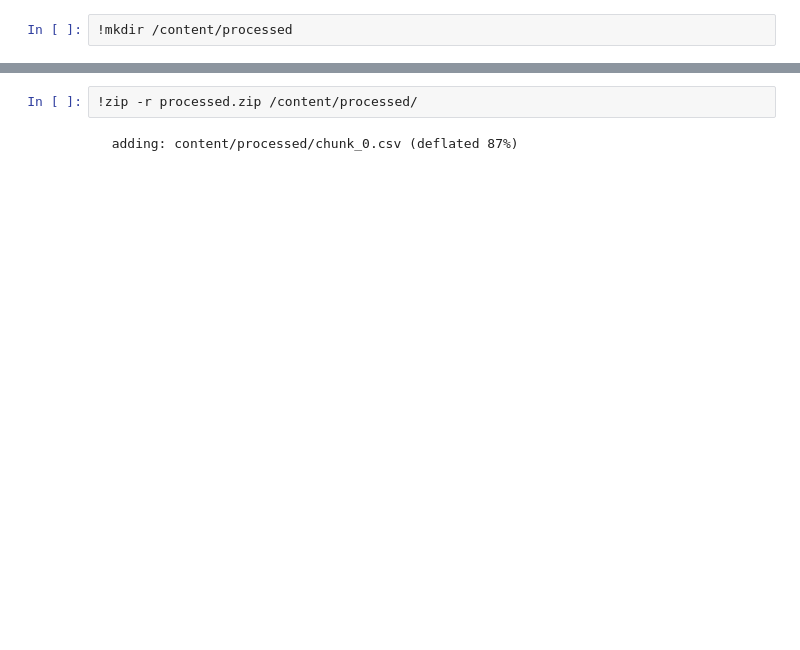
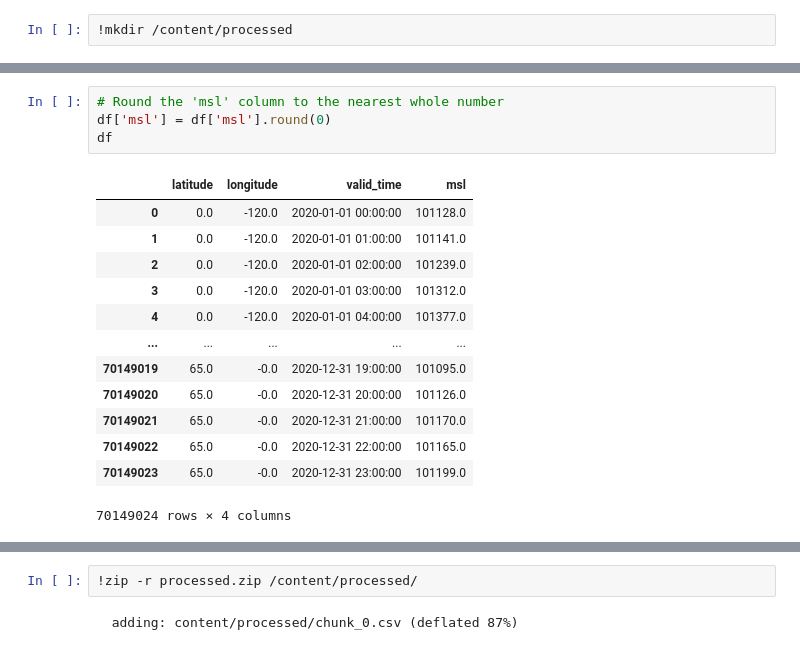
Before and after one commit to Antel0pe/HurricaneSimulation, a Jupyter notebook: notebooks/era5_to_csv.ipynb, the cells around one changed output, grey strips where cells are left out. Saved outputs shown, nothing was run; the diff lists cells and outputs as text; blank space fills up the shorter version.

```diff
--- a/notebooks/era5_to_csv.ipynb
+++ b/notebooks/era5_to_csv.ipynb
@@ -224,0 +222,18 @@ TypeError: object of type 'NoneType' has no len()
+# %%
+# Round the 'msl' column to the nearest whole number
+df['msl'] = df['msl'].round(0)
+df
+# %% [output]
+|  | latitude | longitude | valid_time | msl |
+| 0 | 0.0 | -120.0 | 2020-01-01 00:00:00 | 101128.0 |
+| 1 | 0.0 | -120.0 | 2020-01-01 01:00:00 | 101141.0 |
+| 2 | 0.0 | -120.0 | 2020-01-01 02:00:00 | 101239.0 |
+| 3 | 0.0 | -120.0 | 2020-01-01 03:00:00 | 101312.0 |
+| 4 | 0.0 | -120.0 | 2020-01-01 04:00:00 | 101377.0 |
+| ... | ... | ... | ... | ... |
+| 70149019 | 65.0 | -0.0 | 2020-12-31 19:00:00 | 101095.0 |
+| 70149020 | 65.0 | -0.0 | 2020-12-31 20:00:00 | 101126.0 |
+| 70149021 | 65.0 | -0.0 | 2020-12-31 21:00:00 | 101170.0 |
+| 70149022 | 65.0 | -0.0 | 2020-12-31 22:00:00 | 101165.0 |
+| 70149023 | 65.0 | -0.0 | 2020-12-31 23:00:00 | 101199.0 |
+70149024 rows × 4 columns
```
Also changed, not shown: parts of 12 cells of this notebook.
